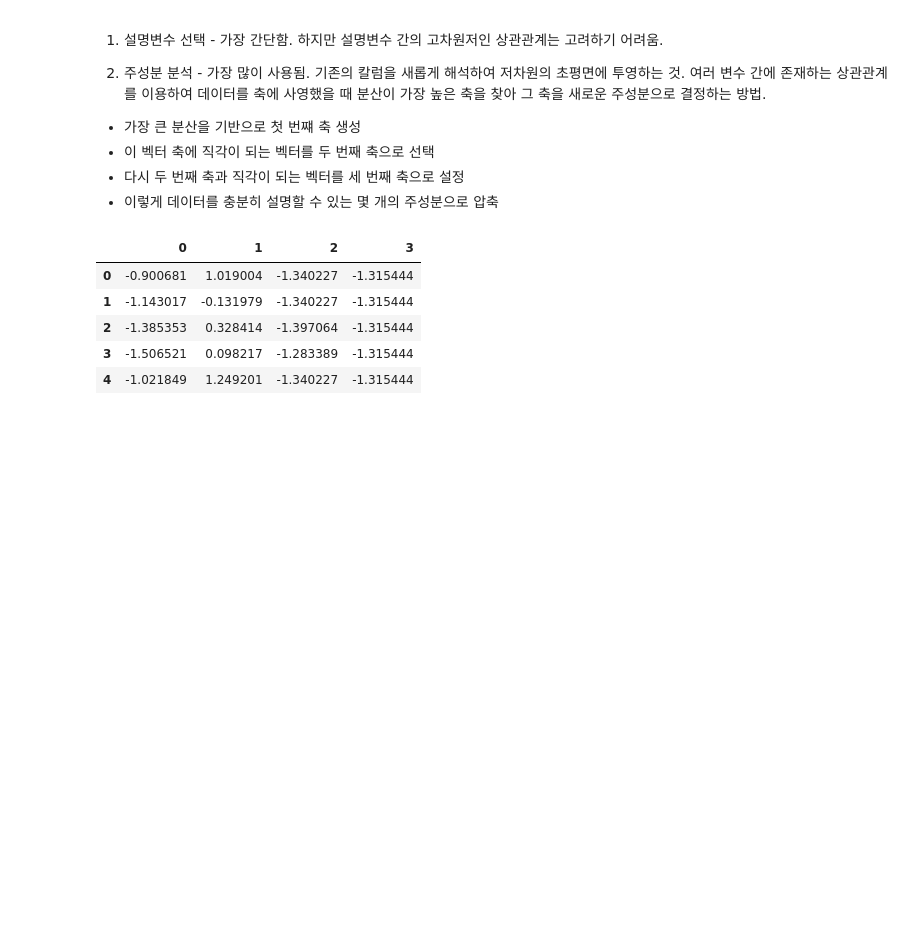
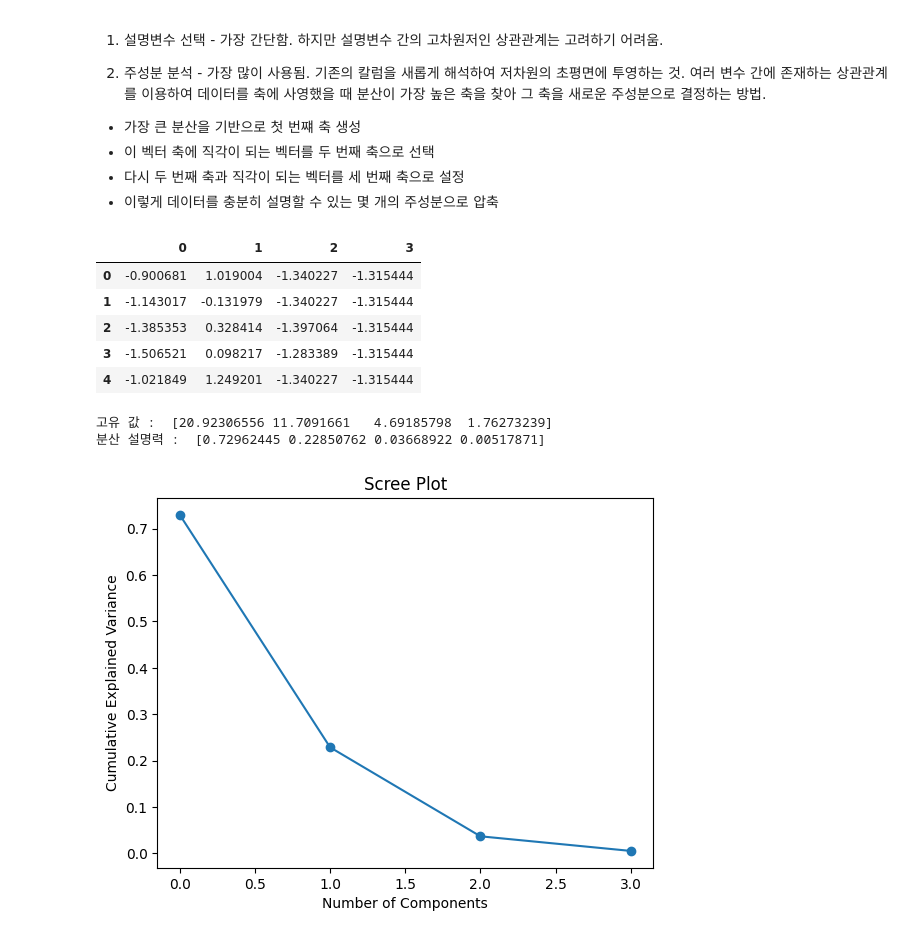
Before and after one commit to DANU011/practice-analysis, a Jupyter notebook: bigdata/bigdata_chap4.ipynb, the cells around one changed output. Saved outputs shown, nothing was run; the diff lists cells and outputs as text; code cells hidden in the pictures; blank space fills up the shorter version.

```diff
--- a/bigdata/bigdata_chap4.ipynb
+++ b/bigdata/bigdata_chap4.ipynb
@@ -342,3 +345,30 @@ pd.DataFrame(x).head()
 | 2 | -1.385353 | 0.328414 | -1.397064 | -1.315444 |
 | 3 | -1.506521 | 0.098217 | -1.283389 | -1.315444 |
 | 4 | -1.021849 | 1.249201 | -1.340227 | -1.315444 |
+# %%
+# ② 주성분 추출
+from sklearn.decomposition import PCA
+
+pca = PCA(n_components = 4) # 생성할 주성분의 개수
+pca_fit = pca.fit(x)
+
+print("고유 값 : ", pca.singular_values_)
+print("분산 설명력 : ", pca.explained_variance_ratio_)
+# %% [output]
+고유 값 :  [20.92306556 11.7091661   4.69185798  1.76273239]
+분산 설명력 :  [0.72962445 0.22850762 0.03668922 0.00517871]
+# %%
+# ③ Scree Plot으로 사용할 주성분의 개수 정하기
+# Scree Plot은 주성분 각각으로 설명할 수 있는 분산의 정도를 점으로 표시하고 각 점들을 이은 선
+# 주성분의 개수가 증가할수록 Scree Plot의 기울기 감소.
+# 보통 플롯의 기울기가 급격히 감소하는 지점의 직전가지 주성분으로 선택.
+
+import matplotlib.pyplot as plt
+
+plt.title('Scree Plot')
+plt.xlabel('Number of Components')
+plt.ylabel('Cumulative Explained Variance')
+plt.plot(pca.explained_variance_ratio_, 'o-') # 형태지정
+plt.show()
+# %% [output]
+[figure, added]
```
Also changed, not shown: parts of 11 cells of this notebook.
